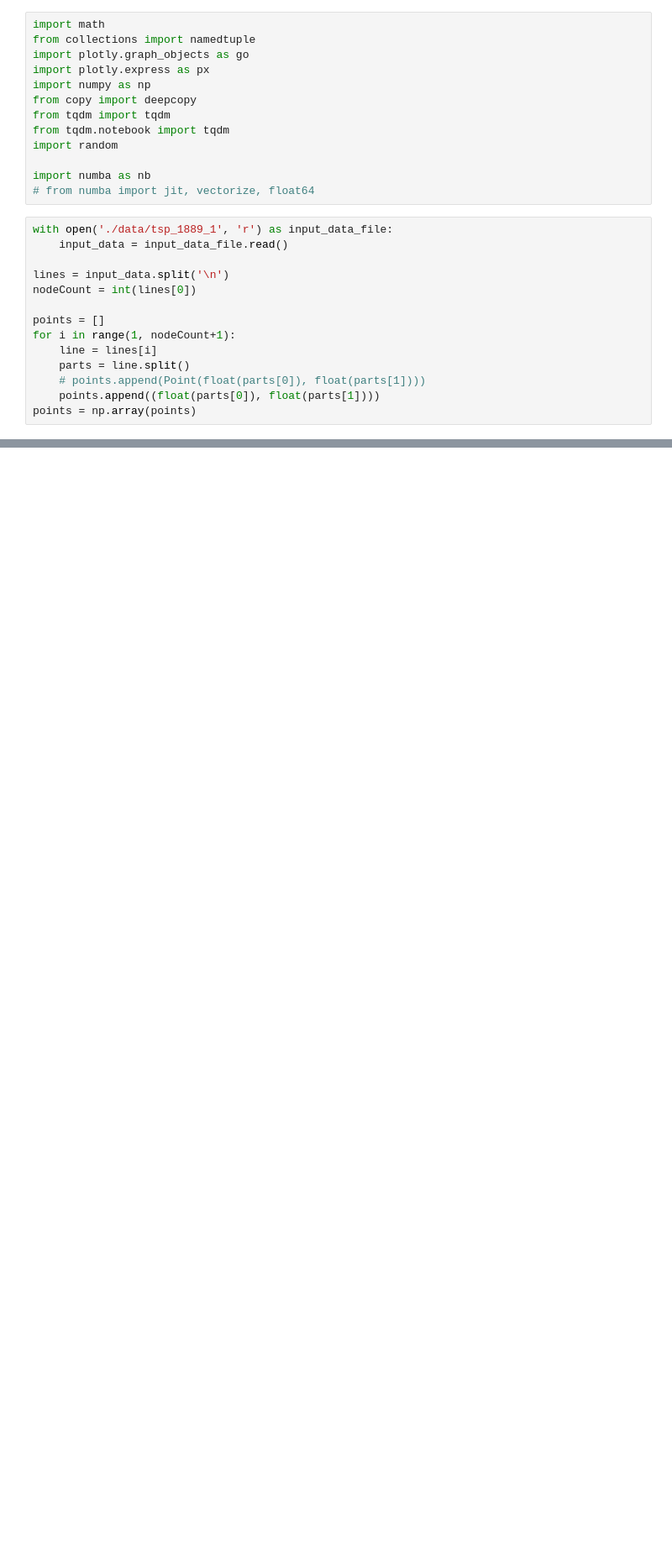
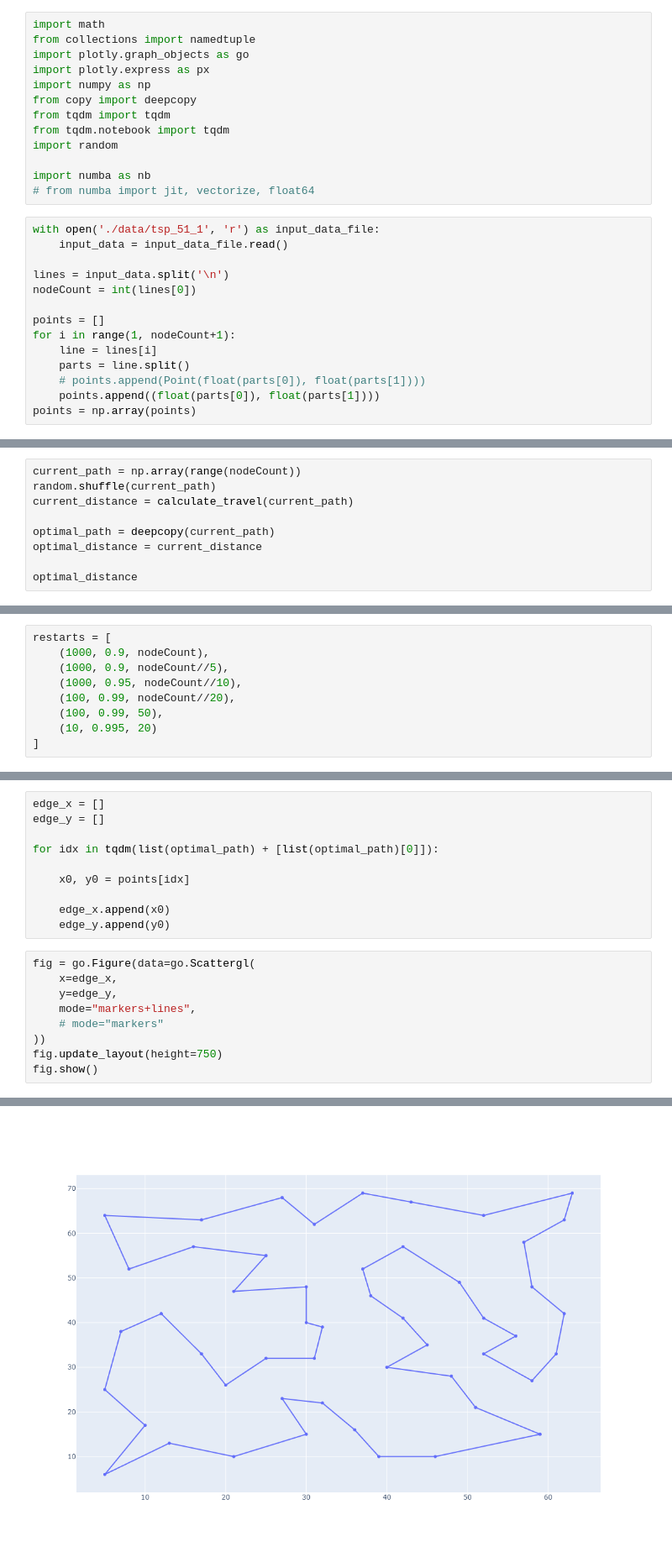
Before and after one commit to harshpatel1692/discreate-optimization-assignment, a Jupyter notebook: tsp/TSP_v1.2.ipynb, the cells around one changed output, grey strips where cells are left out. Shown at 84% size. Drawn from its saved outputs; the diff is of its cells as text; blank space fills up the shorter version.

```diff
--- a/tsp/TSP_v1.2.ipynb
+++ b/tsp/TSP_v1.2.ipynb
@@ -12,7 +14,7 @@ import random
 import numba as nb
 # from numba import jit, vectorize, float64
 # %%
-with open('./data/tsp_1889_1', 'r') as input_data_file:
+with open('./data/tsp_51_1', 'r') as input_data_file:
     input_data = input_data_file.read()
 
 lines = input_data.split('\n')
@@ -222,0 +193,9 @@ lambda_factor, current_distance
+# %%
+current_path = np.array(range(nodeCount))
+random.shuffle(current_path)
+current_distance = calculate_travel(current_path)
+
+optimal_path = deepcopy(current_path)
+optimal_distance = current_distance
+
+optimal_distance
@@ -222,0 +204,9 @@ lambda_factor, current_distance
+# %%
+restarts = [
+    (1000, 0.9, nodeCount),
+    (1000, 0.9, nodeCount//5),
+    (1000, 0.95, nodeCount//10),
+    (100, 0.99, nodeCount//20),
+    (100, 0.99, 50),
+    (10, 0.995, 20)
+]
@@ -222,0 +320,20 @@ lambda_factor, current_distance
+# %%
+edge_x = []
+edge_y = []
+
+for idx in tqdm(list(optimal_path) + [list(optimal_path)[0]]):
+
+    x0, y0 = points[idx]
+
+    edge_x.append(x0)
+    edge_y.append(y0)
+# %%
+fig = go.Figure(data=go.Scattergl(
+    x=edge_x,
+    y=edge_y,
+    mode="markers+lines",
+    # mode="markers"
+))
+fig.update_layout(height=750)
+fig.show()
+# %% [output]
@@ -222,0 +341 @@ lambda_factor, current_distance
+[figure, added]
```
Also changed, not shown: parts of 18 cells of this notebook, 12 other files.
